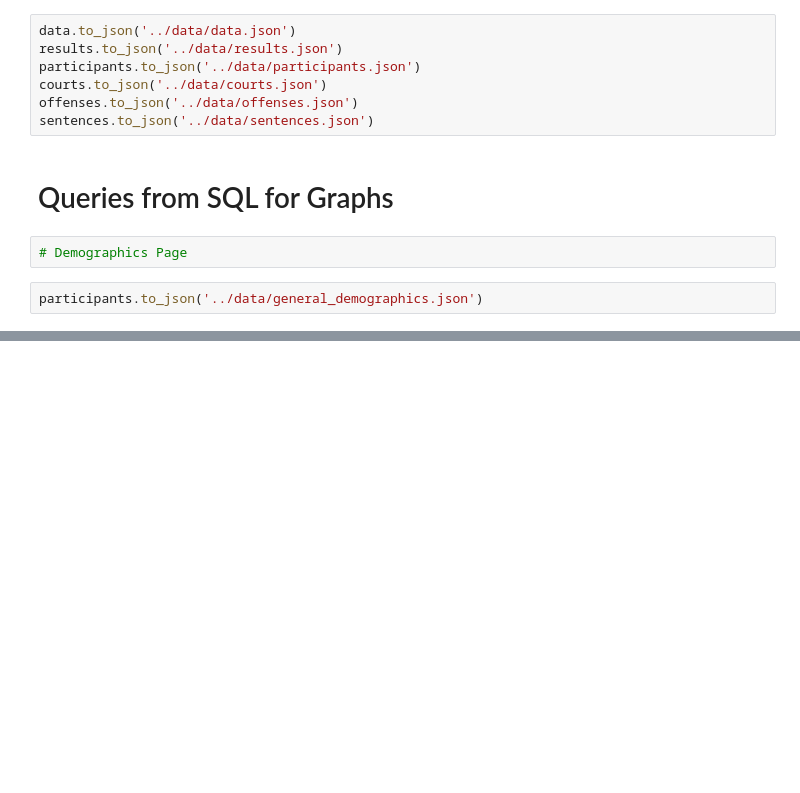
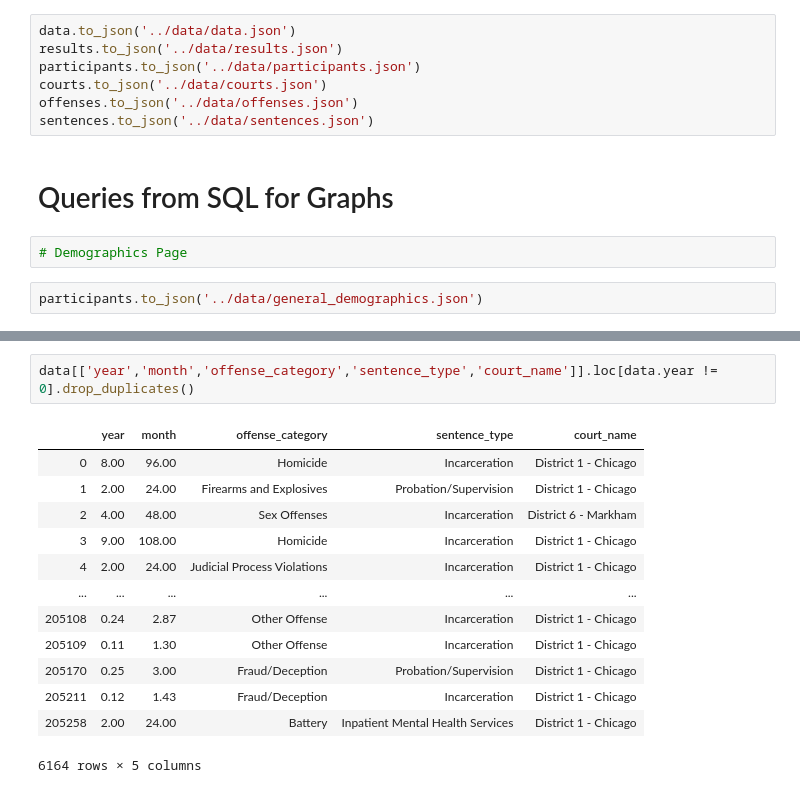
Before and after one commit to cckuqui/CCSAO-Sentencing, a Jupyter notebook: Back-end/new.ipynb, the cells around one changed output, grey strips where cells are left out. Cells and saved outputs as stored; diff of their text form; blank space fills up the shorter version.

```diff
--- a/Back-end/new.ipynb
+++ b/Back-end/new.ipynb
@@ -1369,0 +1356,16 @@ test_participants.drop_duplicates()
+# %%
+data[['year','month','offense_category','sentence_type','court_name']].loc[data.year != 0].drop_duplicates()
+# %% [output]
+|  | year | month | offense_category | sentence_type | court_name |
+| 0 | 8.00 | 96.00 | Homicide | Incarceration | District 1 - Chicago |
+| 1 | 2.00 | 24.00 | Firearms and Explosives | Probation/Supervision | District 1 - Chicago |
+| 2 | 4.00 | 48.00 | Sex Offenses | Incarceration | District 6 - Markham |
+| 3 | 9.00 | 108.00 | Homicide | Incarceration | District 1 - Chicago |
+| 4 | 2.00 | 24.00 | Judicial Process Violations | Incarceration | District 1 - Chicago |
+| ... | ... | ... | ... | ... | ... |
+| 205108 | 0.24 | 2.87 | Other Offense | Incarceration | District 1 - Chicago |
+| 205109 | 0.11 | 1.30 | Other Offense | Incarceration | District 1 - Chicago |
+| 205170 | 0.25 | 3.00 | Fraud/Deception | Probation/Supervision | District 1 - Chicago |
+| 205211 | 0.12 | 1.43 | Fraud/Deception | Incarceration | District 1 - Chicago |
+| 205258 | 2.00 | 24.00 | Battery | Inpatient Mental Health Services | District 1 - Chicago |
+6164 rows × 5 columns
```
Also changed, not shown: parts of 9 cells of this notebook, 2 other files.
